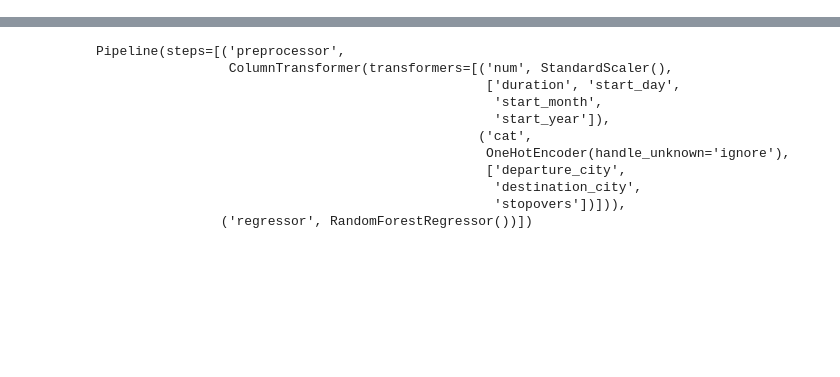
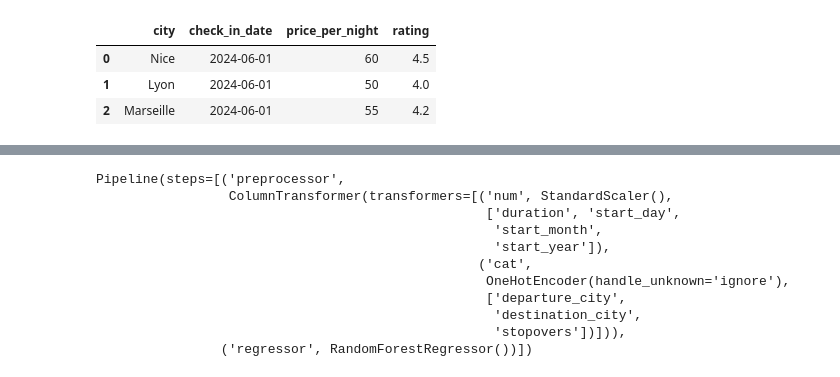
Before and after one commit to optimum-os/trip-recommender, a Jupyter notebook: algo.ipynb, the cells around one changed output, grey strips where cells are left out. Saved outputs shown, nothing was run; the diff lists cells and outputs as text; code cells hidden in the pictures; blank space fills up the shorter version.

```diff
--- a/algo.ipynb
+++ b/algo.ipynb
@@ -38,0 +55,7 @@ city_df = pd.DataFrame(city_data)
+# %%
+hotel_df.head()
+# %% [output]
+|  | city | check_in_date | price_per_night | rating |
+| 0 | Nice | 2024-06-01 | 60 | 4.5 |
+| 1 | Lyon | 2024-06-01 | 50 | 4.0 |
+| 2 | Marseille | 2024-06-01 | 55 | 4.2 |
```
Also changed, not shown: parts of 3 cells of this notebook.
